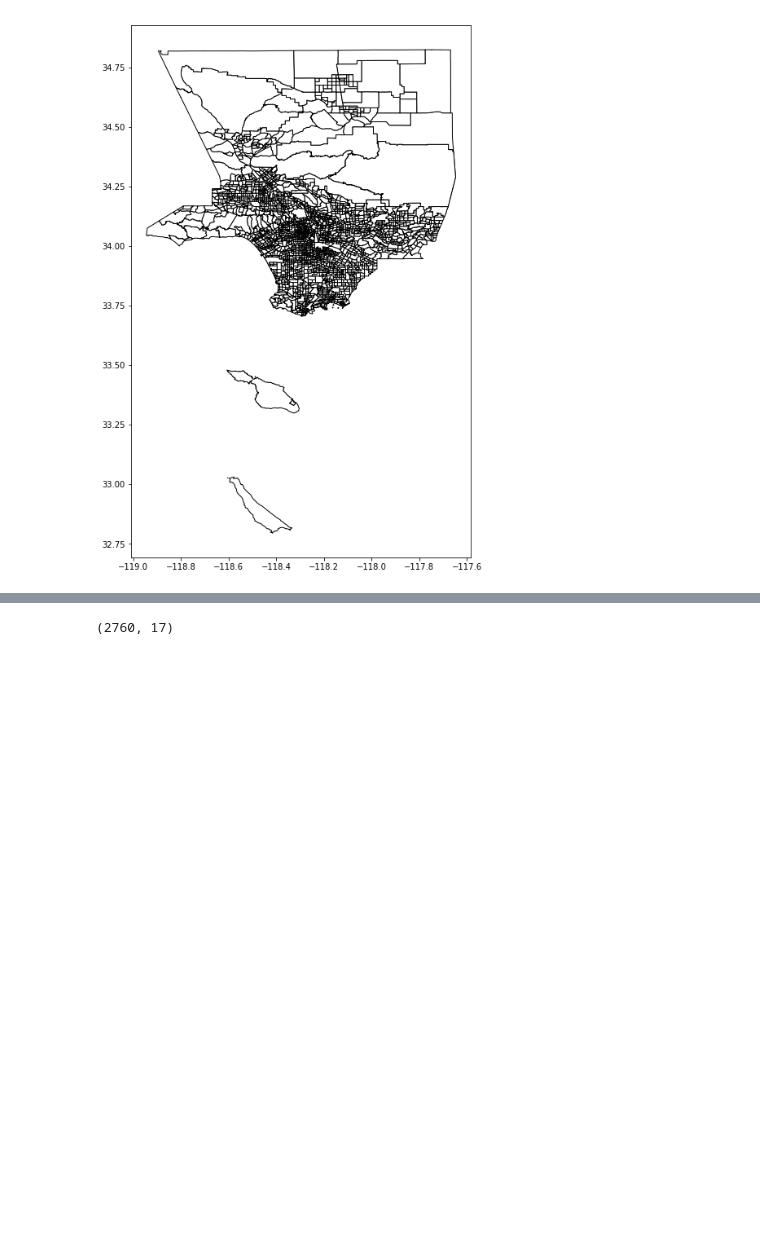
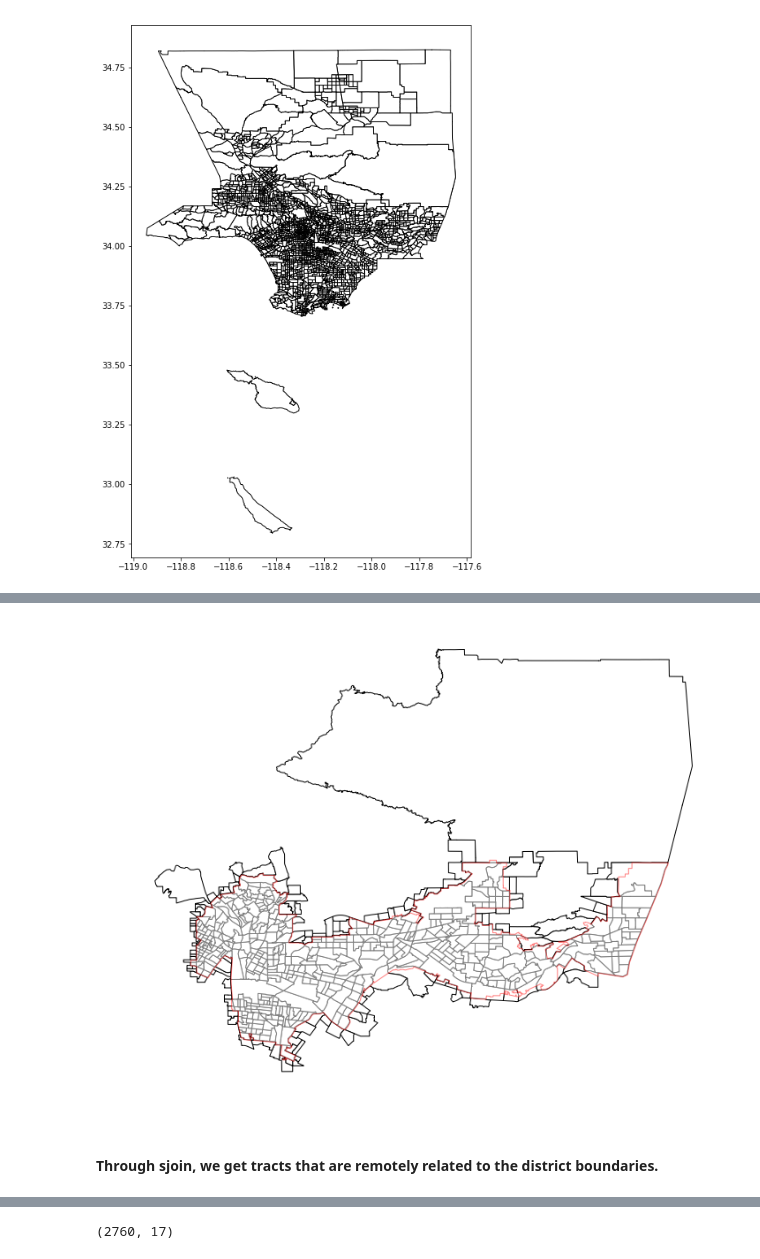
Before and after one commit to gauravcusp/ARGO_Labs, a Jupyter notebook: Merge.ipynb, the cells around one changed output, grey strips where cells are left out. Cells and saved outputs as stored; diff of their text form; code cells hidden in the pictures; blank space fills up the shorter version.

```diff
--- a/Merge.ipynb
+++ b/Merge.ipynb
@@ -88,0 +100,14 @@ district_tract.plot(color='w', edgecolor='k', figsize=(12,12))
+# %%
+test_dis = district[district['SUP_DIST_N'] == '1']
+# %%
+test_dis = test_dis.to_crs(epsg = 4326)
+test_sample = test_sample.to_crs(epsg = 4326)
+# %%
+
+ax = test_sample.plot( color='w',figsize=(12,12), edgecolor='k')
+test_dis.plot(ax=ax,  color='w', edgecolor='r', alpha=0.5)
+ax.axis('off');
+# %% [output]
+[figure, added]
+# %% [markdown]
+#### Through sjoin, we get tracts that are remotely related to the district boundaries.
```
Also changed, not shown: parts of 30 cells of this notebook, 2 other files.
